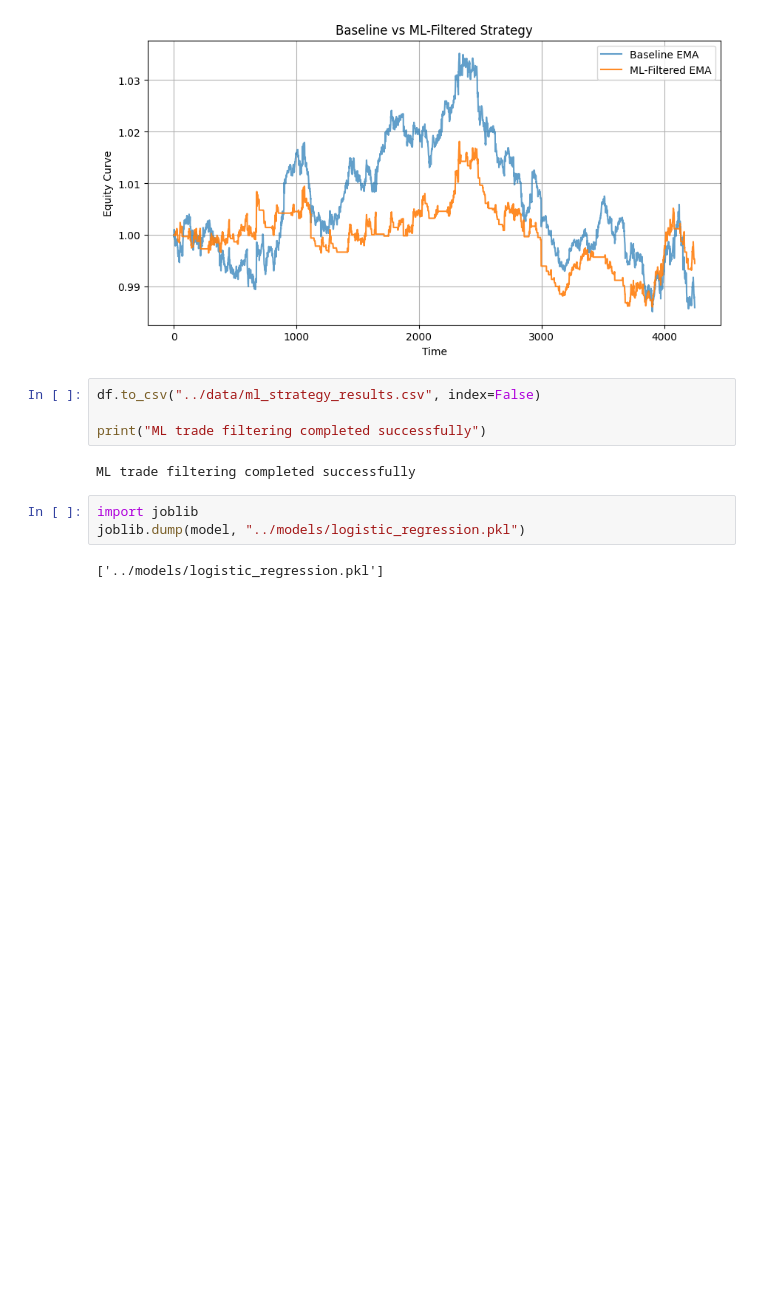
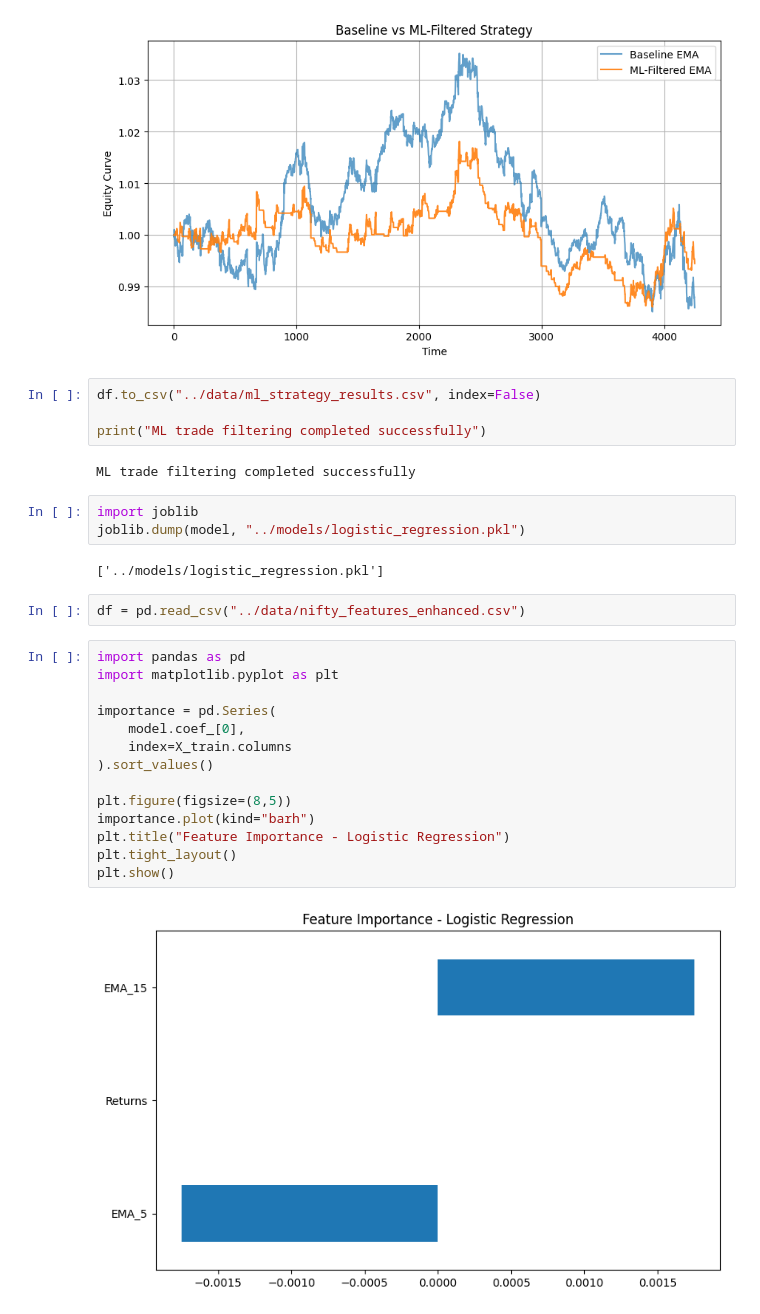
Before and after one commit to armaan147/nifty-ml-trading-system, a Jupyter notebook: notebooks/5ml_trade_filter.ipynb, the cells around one changed output. Drawn from its saved outputs; the diff is of its cells as text; blank space fills up the shorter version.

Commit message:
Enhance features, ML explainability, and risk metrics

```diff
--- a/notebooks/5ml_trade_filter.ipynb
+++ b/notebooks/5ml_trade_filter.ipynb
@@ -129,3 +129,21 @@ import joblib
 joblib.dump(model, "../models/logistic_regression.pkl")
 # %% [output]
 ['../models/logistic_regression.pkl']
+# %%
+df = pd.read_csv("../data/nifty_features_enhanced.csv")
+# %%
+import pandas as pd
+import matplotlib.pyplot as plt
+
+importance = pd.Series(
+    model.coef_[0],
+    index=X_train.columns
+).sort_values()
+
+plt.figure(figsize=(8,5))
+importance.plot(kind="barh")
+plt.title("Feature Importance - Logistic Regression")
+plt.tight_layout()
+plt.show()
+# %% [output]
+[figure, added]
```
Also changed, not shown: parts of 1 cell of this notebook, 11 other files.
